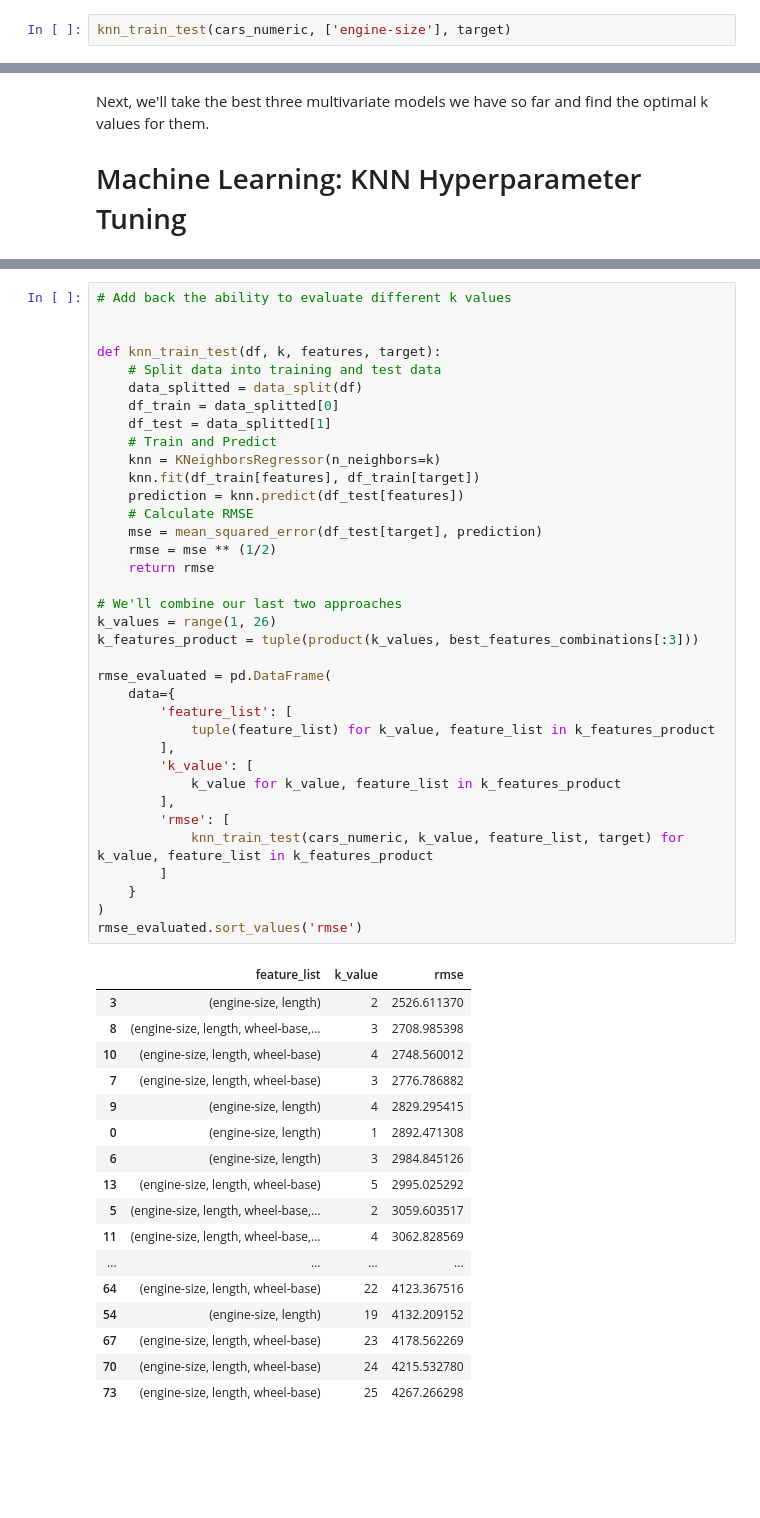
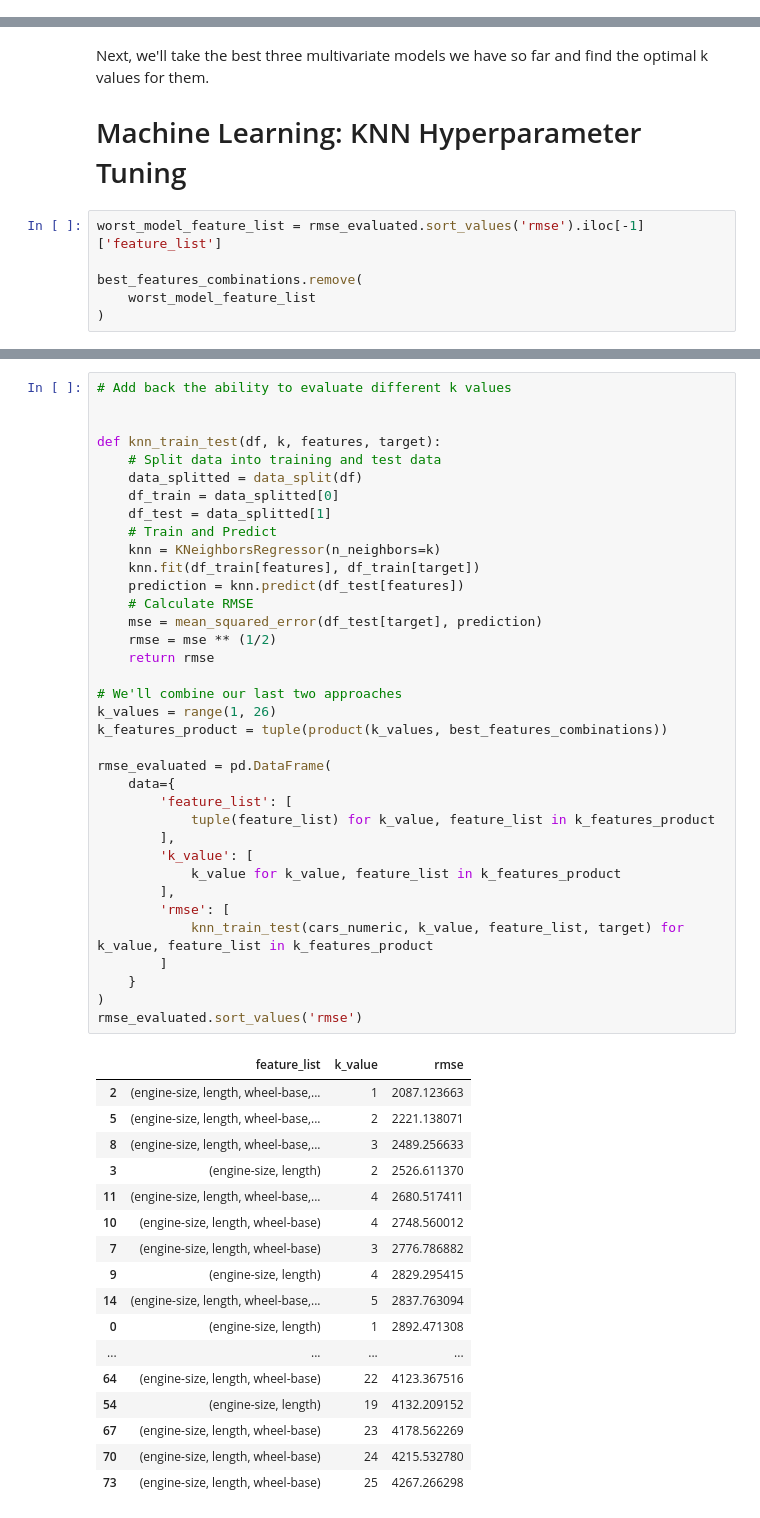
Before and after one commit to JamesDWilkinson/Predicting-Car-Prices, a Jupyter notebook: Basics.ipynb, the cells around one changed output, grey strips where cells are left out. Cells and saved outputs as stored; diff of their text form; blank space fills up the shorter version.

```diff
--- a/Basics.ipynb
+++ b/Basics.ipynb
@@ -464,2 +461,0 @@ It seems that `engine-size` and `curb-weight` together do best with a k value of
-# %%
-knn_train_test(cars_numeric, ['engine-size'], target)
@@ -469,3 +463,9 @@ knn_train_test(cars_numeric, ['engine-size'], target)
 Next, we'll take the best three multivariate models we have so far and find the optimal k values for them.
 
 # Machine Learning: KNN Hyperparameter Tuning
+# %%
+worst_model_feature_list = rmse_evaluated.sort_values('rmse').iloc[-1]['feature_list']
+
+best_features_combinations.remove(
+    worst_model_feature_list
+)
@@ -479,44 +485,44 @@ def knn_train_test(df, k, features, target):
     df_train = data_splitted[0]
     df_test = data_splitted[1]
     # Train and Predict
     knn = KNeighborsRegressor(n_neighbors=k)
     knn.fit(df_train[features], df_train[target])
     prediction = knn.predict(df_test[features])
     # Calculate RMSE
     mse = mean_squared_error(df_test[target], prediction)
     rmse = mse ** (1/2)
     return rmse
 
 # We'll combine our last two approaches
 k_values = range(1, 26)
-k_features_product = tuple(product(k_values, best_features_combinations[:3]))
+k_features_product = tuple(product(k_values, best_features_combinations))
 
 rmse_evaluated = pd.DataFrame(
     data={
         'feature_list': [
             tuple(feature_list) for k_value, feature_list in k_features_product
         ],
         'k_value': [
             k_value for k_value, feature_list in k_features_product
         ],
         'rmse': [
             knn_train_test(cars_numeric, k_value, feature_list, target) for k_value, feature_list in k_features_product
         ]
     }
 )
 rmse_evaluated.sort_values('rmse')
 # %% [output]
 |  | feature_list | k_value | rmse |
+| 2 | (engine-size, length, wheel-base,... | 1 | 2087.123663 |
+| 5 | (engine-size, length, wheel-base,... | 2 | 2221.138071 |
+| 8 | (engine-size, length, wheel-base,... | 3 | 2489.256633 |
 | 3 | (engine-size, length) | 2 | 2526.611370 |
-| 8 | (engine-size, length, wheel-base,... | 3 | 2708.985398 |
+| 11 | (engine-size, length, wheel-base,... | 4 | 2680.517411 |
 | 10 | (engine-size, length, wheel-base) | 4 | 2748.560012 |
 | 7 | (engine-size, length, wheel-base) | 3 | 2776.786882 |
 | 9 | (engine-size, length) | 4 | 2829.295415 |
+| 14 | (engine-size, length, wheel-base,... | 5 | 2837.763094 |
 | 0 | (engine-size, length) | 1 | 2892.471308 |
-| 6 | (engine-size, length) | 3 | 2984.845126 |
-| 13 | (engine-size, length, wheel-base) | 5 | 2995.025292 |
-| 5 | (engine-size, length, wheel-base,... | 2 | 3059.603517 |
-| 11 | (engine-size, length, wheel-base,... | 4 | 3062.828569 |
 | ... | ... | ... | ... |
 | 64 | (engine-size, length, wheel-base) | 22 | 4123.367516 |
 | 54 | (engine-size, length) | 19 | 4132.209152 |
```
Also changed, not shown: parts of 10 cells of this notebook.
